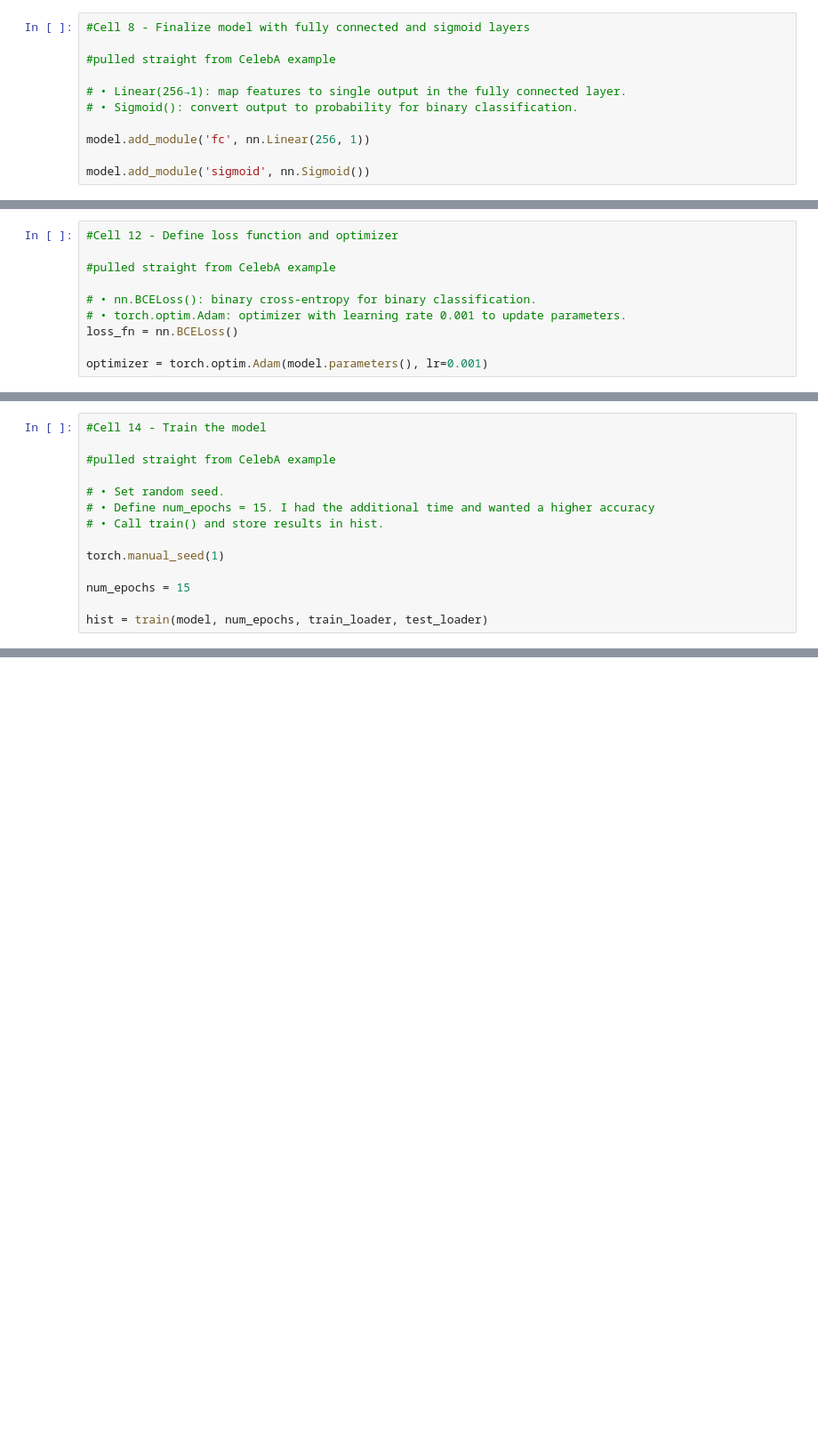
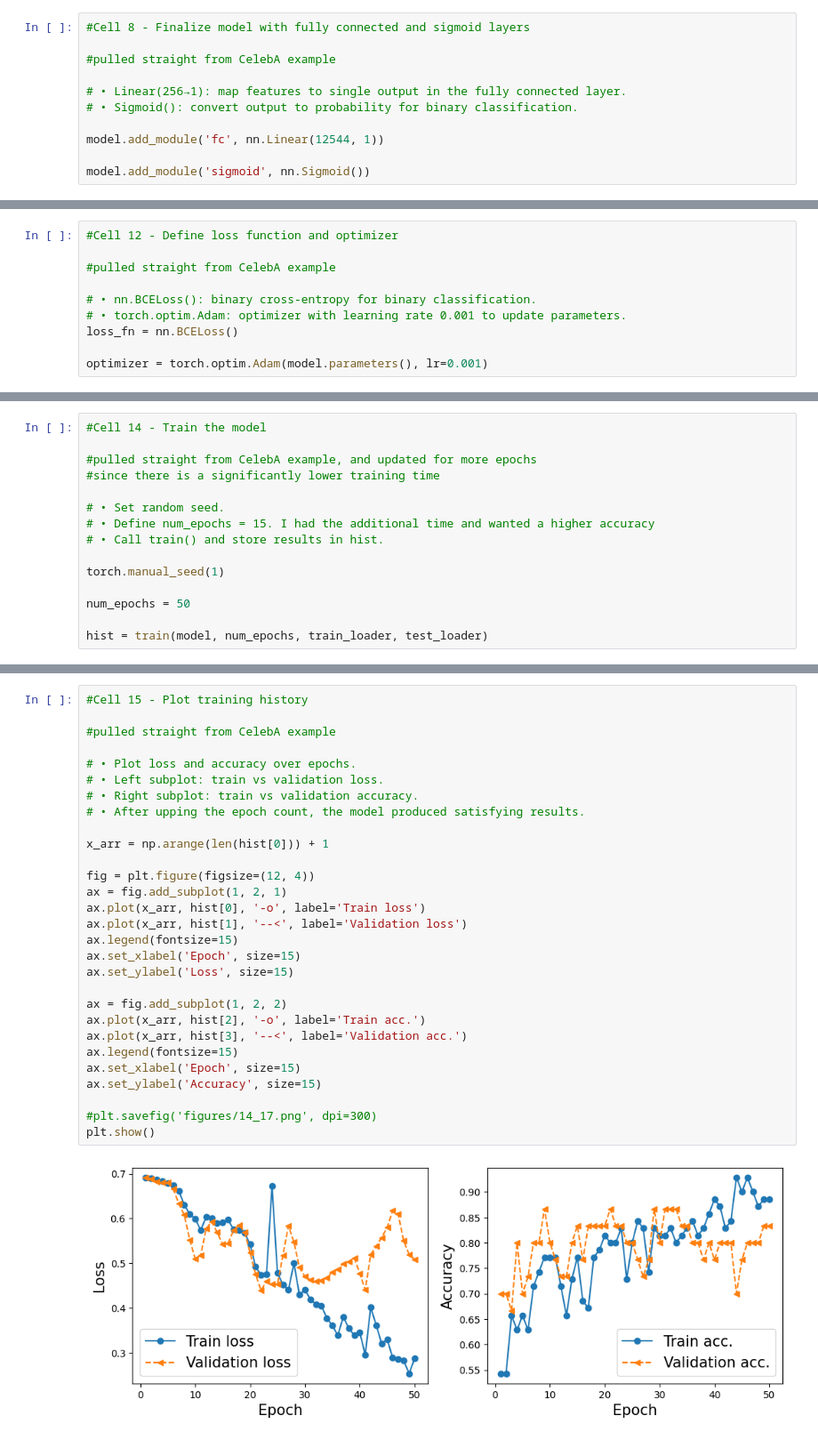
Before and after one commit to ldehrisman/Convolutional-NN, a Jupyter notebook: Group_15_Project_3.ipynb, the cells around one changed output, grey strips where cells are left out. Shown at 89% size. Drawn from its saved outputs; the diff is of its cells as text; blank space fills up the shorter version.

Commit message:
Completed model w/ hyper-tuning

```diff
--- a/Group_15_Project_3.ipynb
+++ b/Group_15_Project_3.ipynb
@@ -213,7 +216,7 @@ torch.Size([4, 256])
 # •	Linear(256→1): map features to single output in the fully connected layer.
 # •	Sigmoid(): convert output to probability for binary classification.
 
-model.add_module('fc', nn.Linear(256, 1))
+model.add_module('fc', nn.Linear(12544, 1))
 
 model.add_module('sigmoid', nn.Sigmoid())
 # %%
@@ -349,7 +352,8 @@ def train(model, num_epochs, train_dl, valid_dl):
 # %%
 #Cell 14 - Train the model
 
-#pulled straight from CelebA example
+#pulled straight from CelebA example, and updated for more epochs
+#since there is a significantly lower training time
 
 # •	Set random seed.
 # •	Define num_epochs = 15. I had the additional time and wanted a higher accuracy
@@ -357,7 +361,7 @@ def train(model, num_epochs, train_dl, valid_dl):
 
 torch.manual_seed(1)
 
-num_epochs = 15
+num_epochs = 50
 
 hist = train(model, num_epochs, train_loader, test_loader)
 # %% [output]
@@ -364,0 +385,31 @@ RuntimeError: mat1 and mat2 shapes cannot be multiplied (32x12544 and 256x1)
+# %%
+#Cell 15 - Plot training history
+
+#pulled straight from CelebA example
+
+# •	Plot loss and accuracy over epochs.
+# •	Left subplot: train vs validation loss.
+# •	Right subplot: train vs validation accuracy.
+# •	After upping the epoch count, the model produced satisfying results.
+
+x_arr = np.arange(len(hist[0])) + 1
+
+fig = plt.figure(figsize=(12, 4))
+ax = fig.add_subplot(1, 2, 1)
+ax.plot(x_arr, hist[0], '-o', label='Train loss')
+ax.plot(x_arr, hist[1], '--<', label='Validation loss')
+ax.legend(fontsize=15)
+ax.set_xlabel('Epoch', size=15)
+ax.set_ylabel('Loss', size=15)
+
+ax = fig.add_subplot(1, 2, 2)
+ax.plot(x_arr, hist[2], '-o', label='Train acc.')
+ax.plot(x_arr, hist[3], '--<', label='Validation acc.')
+ax.legend(fontsize=15)
+ax.set_xlabel('Epoch', size=15)
+ax.set_ylabel('Accuracy', size=15)
+
+#plt.savefig('figures/14_17.png', dpi=300)
+plt.show()
+# %% [output]
+[figure, added]
```
Also changed, not shown: parts of 15 cells of this notebook.
